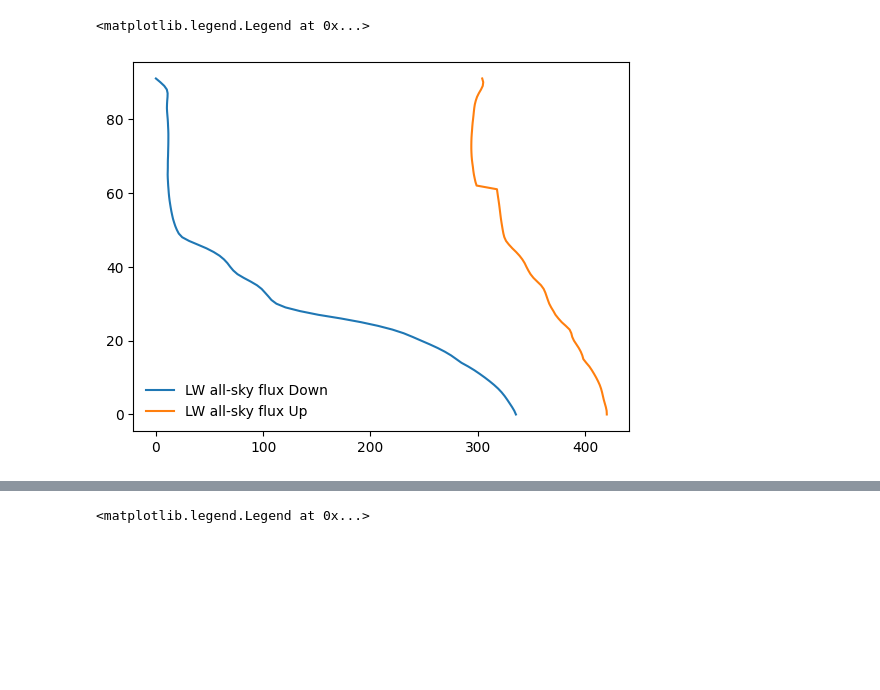
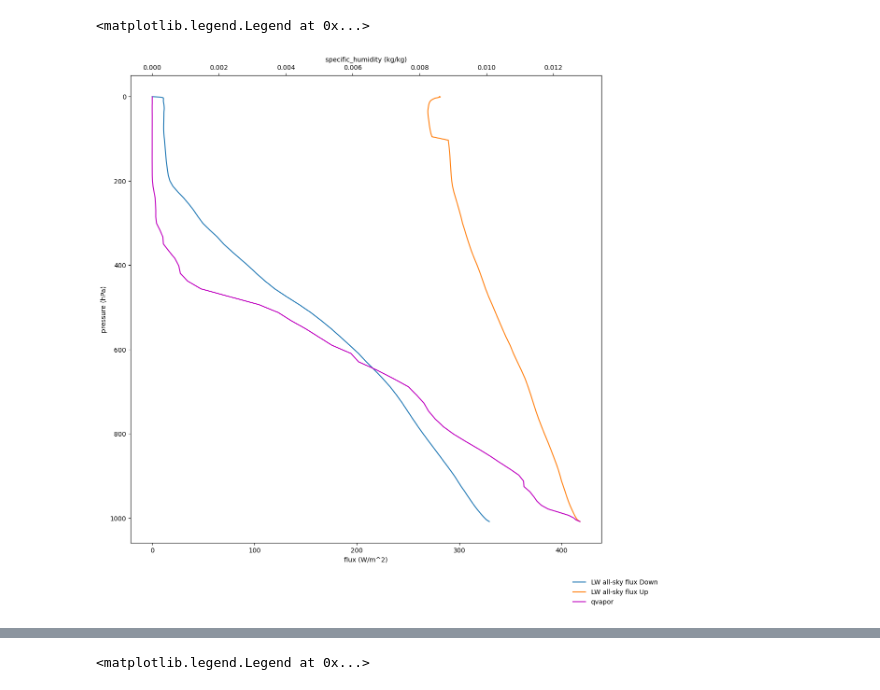
Before and after one commit to NOAA-GFDL/PySHiELD, a Jupyter notebook: examples/notebook/test_rad_data.ipynb, the cells around one changed output, grey strips where cells are left out. Cells and saved outputs as stored; diff of their text form; code cells hidden in the pictures; blank space fills up the shorter version.

```diff
--- a/examples/notebook/test_rad_data.ipynb
+++ b/examples/notebook/test_rad_data.ipynb
@@ -84,0 +90,7 @@ plt.legend(frameon=False)
+# %%
+xcol, ycol = np.unravel_index(np.argmax(state.qcld.field.sum(axis=2) + state.qliquid.field.sum(axis=2) + state.qice.field.sum(axis=2)), state.qliquid.field.sum(axis=2).shape)
+# xcol, ycol = np.unravel_index(np.argmax(state.qliquid.field.sum(axis=2) + state.qice.field.sum(axis=2)), state.qliquid.field.sum(axis=2).shape)
+print(xcol, ycol)
+print(state.qliquid.field[xcol,ycol,:].sum())
+print(gridlon.field[xcol,ycol]*180/3.141, gridlat.field[xcol, ycol]*180/3.141)
+print(f"{date} UTC")
@@ -85,8 +119,18 @@ plt.legend(frameon=False)
 # %%
-plt.plot(state.flwd.view[0,0,:], levels, label="LW all-sky flux Down")
-plt.plot(state.flwu.view[0,0,:], levels, label="LW all-sky flux Up")
-plt.legend(frameon=False)
+fig1 = plt.figure(1, figsize = (13,13))    #create  figure
+f1ax1 = fig1.add_subplot(111) # define axes in which to plot
+f1ax1.yaxis.set_inverted(True)
+f1ax1.set_xlabel("flux (W/m^2)")
+f1ax1.set_ylabel("pressure (hPa)")
+f1ax1.plot(state.flwd.field[xcol, ycol,:], state.prsi.field[xcol, ycol, :]/100, label="LW all-sky flux Down")
+f1ax1.plot(state.flwu.field[xcol, ycol,:], state.prsi.field[xcol, ycol, :]/100, label="LW all-sky flux Up")
+
+f1ax2 = f1ax1.twiny()
+f1ax2.set_xlabel("specific_humidity (kg/kg)")
+f1ax2.plot(state.qvapor.field[xcol, ycol,:], state.prsi.field[xcol, ycol,:-1]/100, label="qvapor", color="m")
+
+fig1.legend(frameon=False, loc=4)
 # %% [output]
 <matplotlib.legend.Legend at 0x...>
-[figure, old version]
+[figure, new version]
 # %%
```
Also changed, not shown: parts of 9 cells of this notebook, 7 other files.
